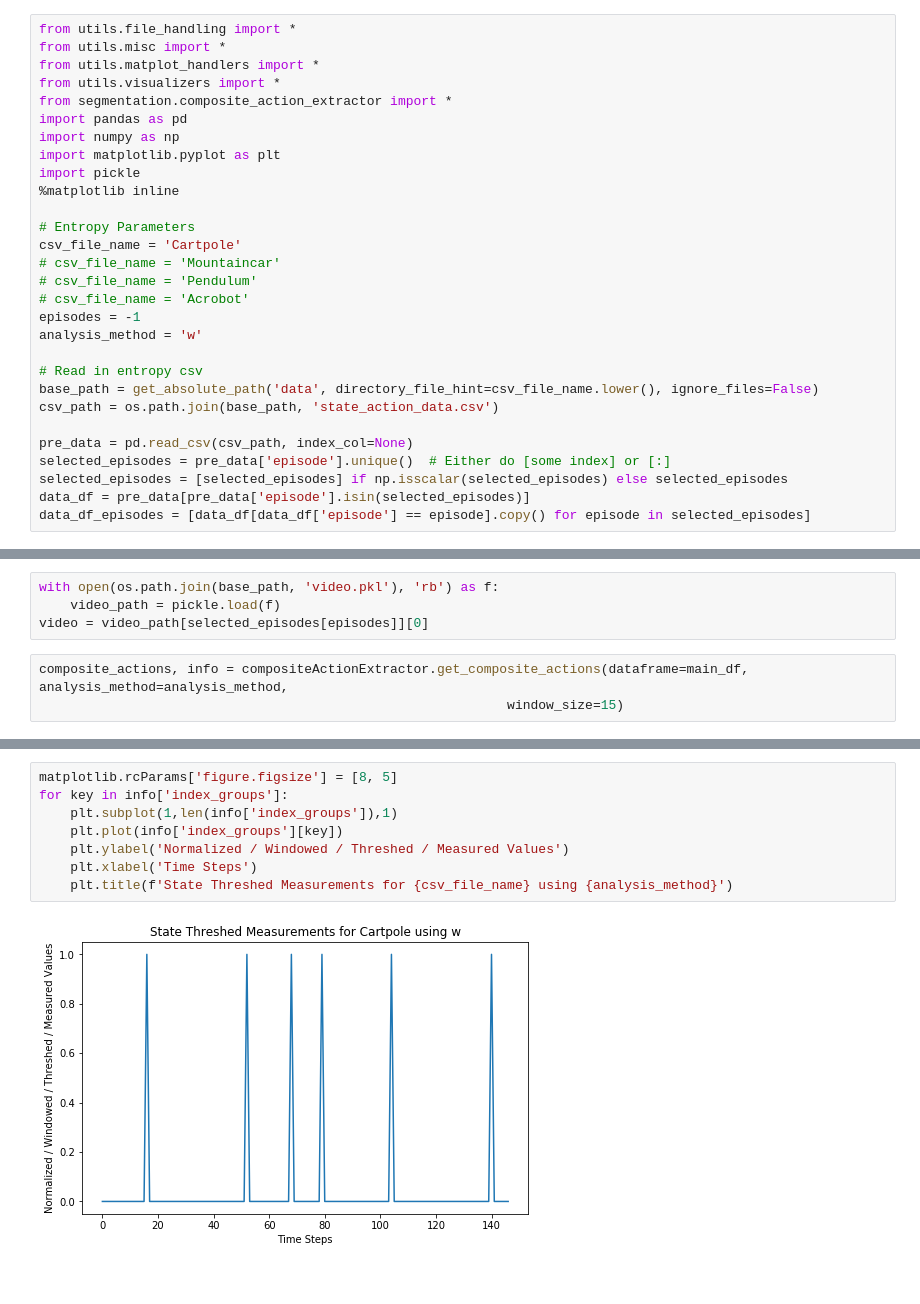
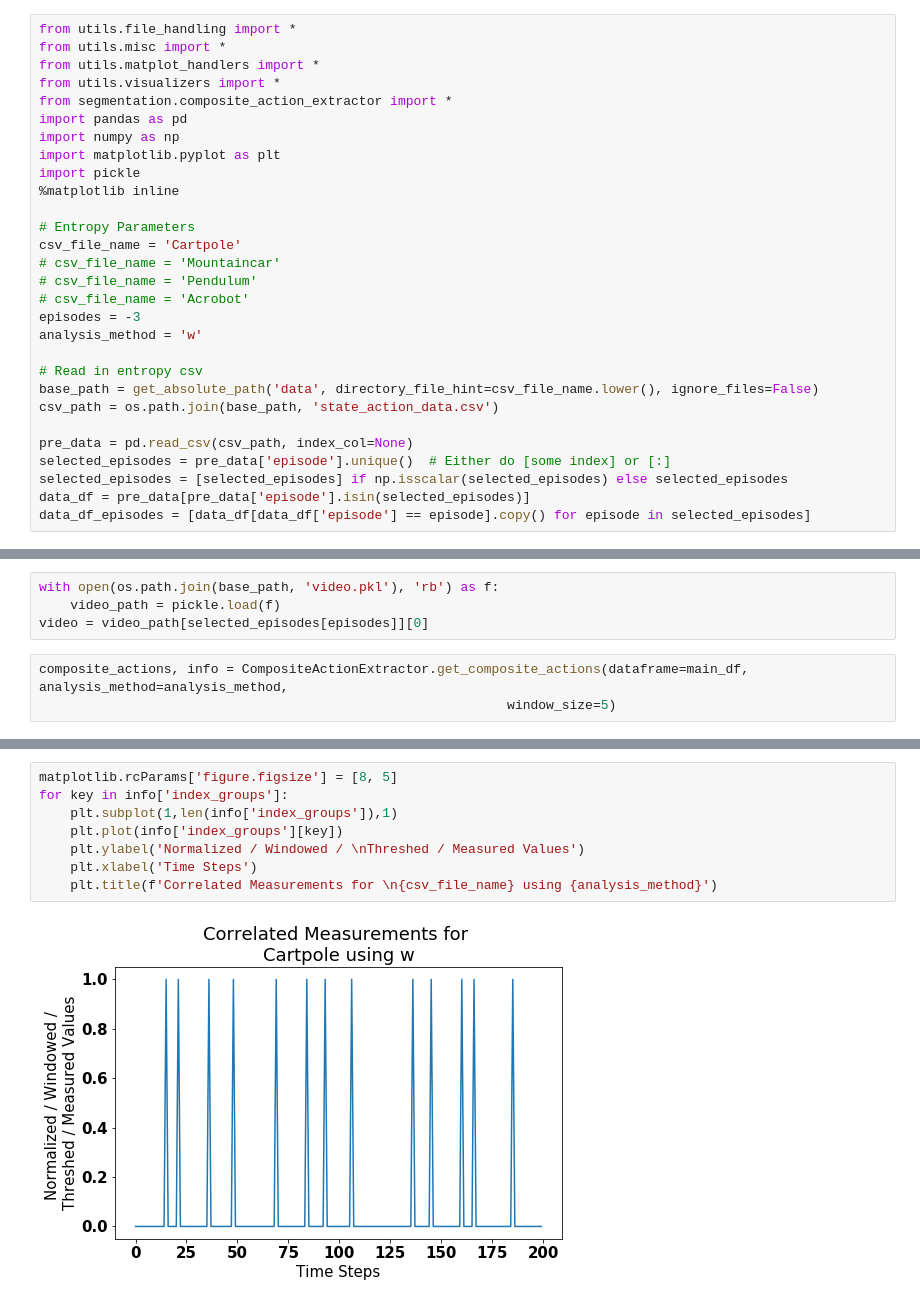
Before and after one commit to josiahls/CompositeActionExtractor, a Jupyter notebook: composite_action_extractor/notebooks/Segmentation Detector [Just the Object].ipynb, the cells around one changed output, grey strips where cells are left out. Drawn from its saved outputs; the diff is of its cells as text.

```diff
--- a/composite_action_extractor/notebooks/Segmentation Detector [Just the Object].ipynb
+++ b/composite_action_extractor/notebooks/Segmentation Detector [Just the Object].ipynb
@@ -15,7 +15,7 @@ csv_file_name = 'Cartpole'
 # csv_file_name = 'Mountaincar'
 # csv_file_name = 'Pendulum'
 # csv_file_name = 'Acrobot'
-episodes = -1
+episodes = -3
 analysis_method = 'w'
 
 # Read in entropy csv
@@ -59,7 +59,7 @@ with open(os.path.join(base_path, 'video.pkl'), 'rb') as f:
     video_path = pickle.load(f)
 video = video_path[selected_episodes[episodes]][0]
 # %%
-composite_actions, info = compositeActionExtractor.get_composite_actions(dataframe=main_df, analysis_method=analysis_method,
-                                                            window_size=15)
+composite_actions, info = CompositeActionExtractor.get_composite_actions(dataframe=main_df, analysis_method=analysis_method,
+                                                            window_size=5)
 # %%
 matplotlib.rcParams['figure.figsize'] = [15, 5]
@@ -109,13 +115,13 @@ Text(0.5, 1.0, 'Action Threshed Measurements for Cartpole using w')
 # %%
 matplotlib.rcParams['figure.figsize'] = [8, 5]
 for key in info['index_groups']:
     plt.subplot(1,len(info['index_groups']),1)
     plt.plot(info['index_groups'][key])
-    plt.ylabel('Normalized / Windowed / Threshed / Measured Values')
+    plt.ylabel('Normalized / Windowed / \nThreshed / Measured Values')
     plt.xlabel('Time Steps')
-    plt.title(f'State Threshed Measurements for {csv_file_name} using {analysis_method}')
+    plt.title(f'Correlated Measurements for \n{csv_file_name} using {analysis_method}')
 # %% [output]
-[figure, old version]
+[figure, new version]
 # %%
 matplotlib.rcParams['figure.figsize'] = [10, 5]
 plt.plot(info['actions'])
```
Also changed, not shown: parts of 11 cells of this notebook, 4 other files.
